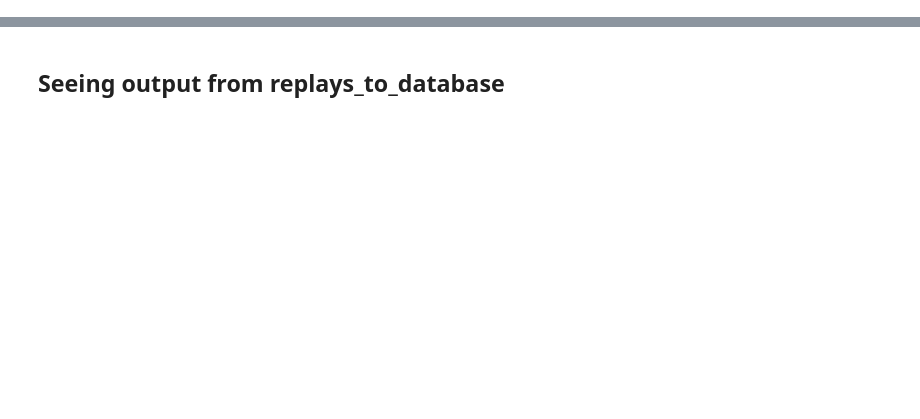
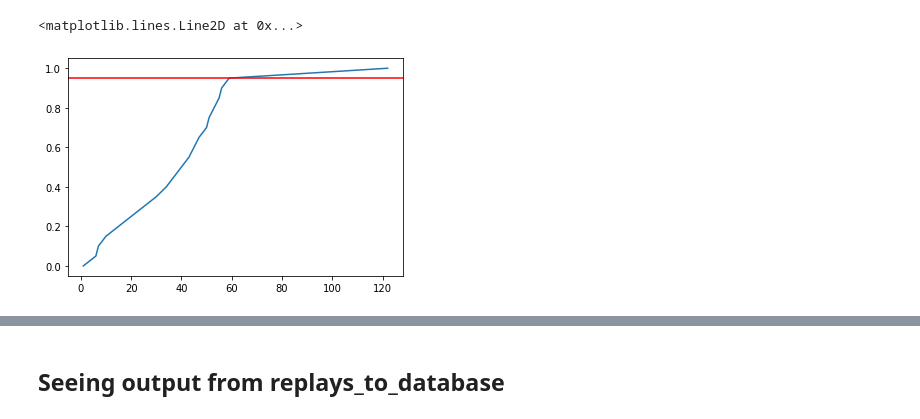
Before and after one commit to IsaiahPressman/Kaggle_Santa_2020, a Jupyter notebook: Debugging.ipynb, the cells around one changed output, grey strips where cells are left out. Saved outputs shown, nothing was run; the diff lists cells and outputs as text; code cells hidden in the pictures; blank space fills up the shorter version.

```diff
--- a/Debugging.ipynb
+++ b/Debugging.ipynb
@@ -0,0 +14,8 @@
+# %%
+replay_paths = list(Path('/home/isaiah/GitHub/Kaggle/Santa_2020/episode_scraping/episodes/').glob('*.json'))
+n_events_list = []
+# %%
+for rp in tqdm.tqdm(replay_paths[:]):
+    s, a, r, d, next_s = convert_replays_to_s_a_r_d_s([read_json(rp)], ve.EVERY_STEP_EV_ZEROSUM, ve.LAST_STEP_OBS, False)
+    n_events = (s.view(-1, 1999, 2, 100, 3)[:, :-1, 0, :, :2].sum(dim=-1) > 0).sum(dim=-2).numpy().ravel()
+    n_events_list.append(n_events)
@@ -0,0 +37,6 @@
+# %%
+n_events_list = np.concatenate(n_events_list)
+# %%
+q = np.linspace(0., 1., 21)
+for quantile, val in zip(q, np.quantile(n_events_list, q, interpolation='midpoint')):
+    print(f'{quantile*100:.2f}% of values are <= {val:.2f}')
@@ -0,0 +61,6 @@
+# %%
+plt.plot(np.quantile(n_events_list, q, interpolation='midpoint'), q)
+plt.axhline(q[-2], color='r')
+# %% [output]
+<matplotlib.lines.Line2D at 0x...>
+[figure, added]
```
Also changed, not shown: parts of 12 cells of this notebook, 1 other file.
